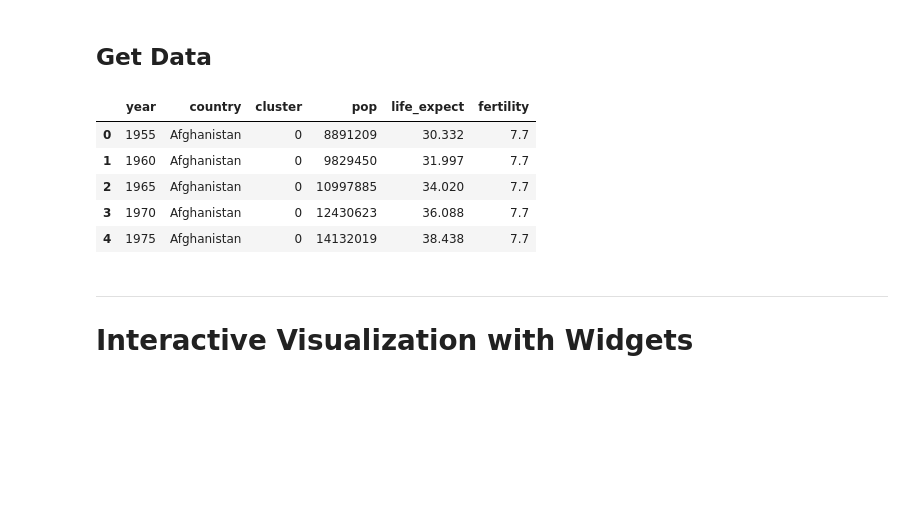
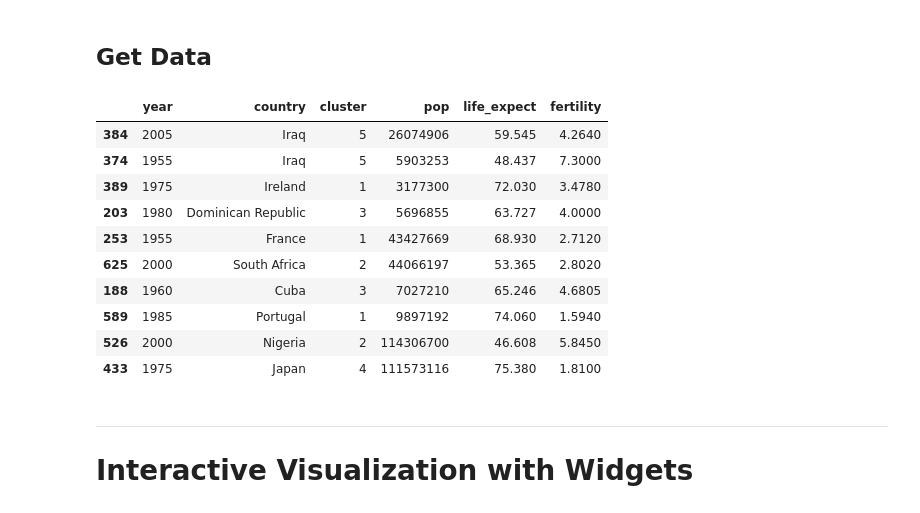
Before and after one commit to dushyantkhosla/cst4150, a Jupyter notebook: 03-Data-Viz/2-ipywidgets.ipynb, the cells around one changed output. Cells and saved outputs as stored; diff of their text form; code cells hidden in the pictures; blank space fills up the shorter version.

```diff
--- a/03-Data-Viz/2-ipywidgets.ipynb
+++ b/03-Data-Viz/2-ipywidgets.ipynb
@@ -14,14 +14,19 @@ import seaborn as sns
 ## Get Data
 # %%
 df_gpm_lxp = data.gapminder()
-df_gpm_lxp.head()
+df_gpm_lxp.sample(10)
 # %% [output]
 |  | year | country | cluster | pop | life_expect | fertility |
-| 0 | 1955 | Afghanistan | 0 | 8891209 | 30.332 | 7.7 |
-| 1 | 1960 | Afghanistan | 0 | 9829450 | 31.997 | 7.7 |
-| 2 | 1965 | Afghanistan | 0 | 10997885 | 34.020 | 7.7 |
-| 3 | 1970 | Afghanistan | 0 | 12430623 | 36.088 | 7.7 |
-| 4 | 1975 | Afghanistan | 0 | 14132019 | 38.438 | 7.7 |
+| 384 | 2005 | Iraq | 5 | 26074906 | 59.545 | 4.2640 |
+| 374 | 1955 | Iraq | 5 | 5903253 | 48.437 | 7.3000 |
+| 389 | 1975 | Ireland | 1 | 3177300 | 72.030 | 3.4780 |
+| 203 | 1980 | Dominican Republic | 3 | 5696855 | 63.727 | 4.0000 |
+| 253 | 1955 | France | 1 | 43427669 | 68.930 | 2.7120 |
+| 625 | 2000 | South Africa | 2 | 44066197 | 53.365 | 2.8020 |
+| 188 | 1960 | Cuba | 3 | 7027210 | 65.246 | 4.6805 |
+| 589 | 1985 | Portugal | 1 | 9897192 | 74.060 | 1.5940 |
+| 526 | 2000 | Nigeria | 2 | 114306700 | 46.608 | 5.8450 |
+| 433 | 1975 | Japan | 4 | 111573116 | 75.380 | 1.8100 |
 # %% [markdown]
 ---
 # Interactive Visualization with Widgets
```
Also changed, not shown: parts of 15 cells of this notebook, 30 other files.
